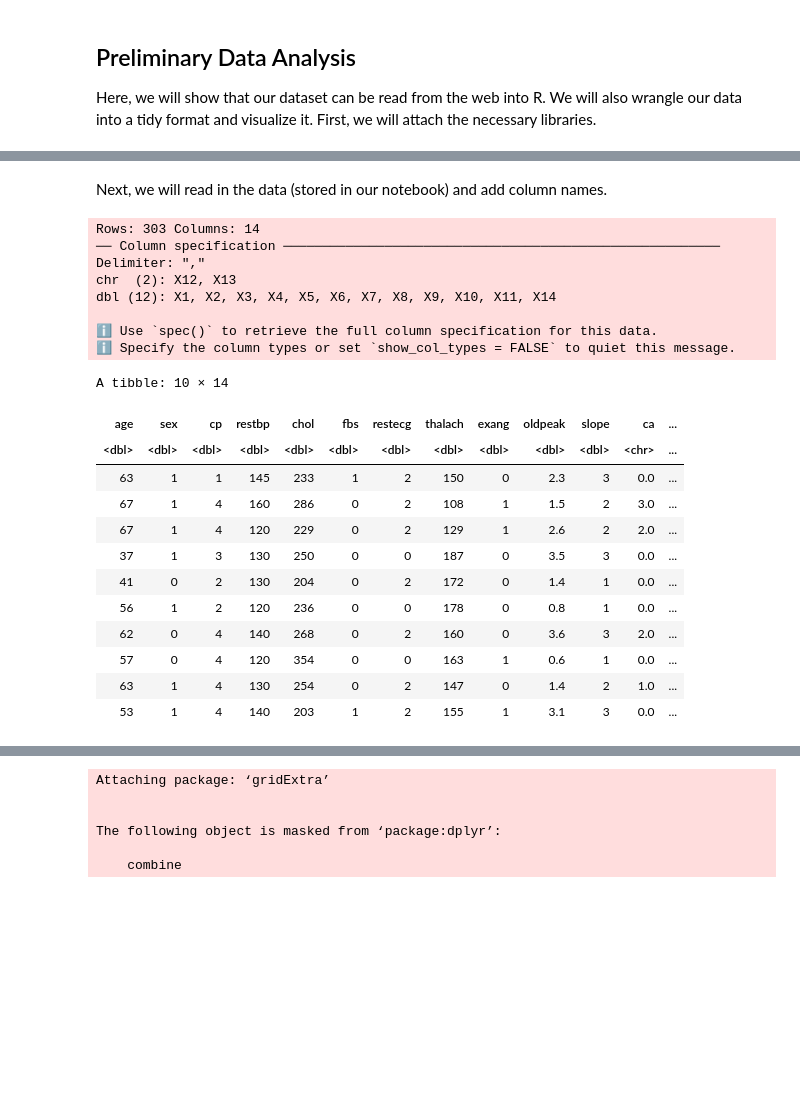
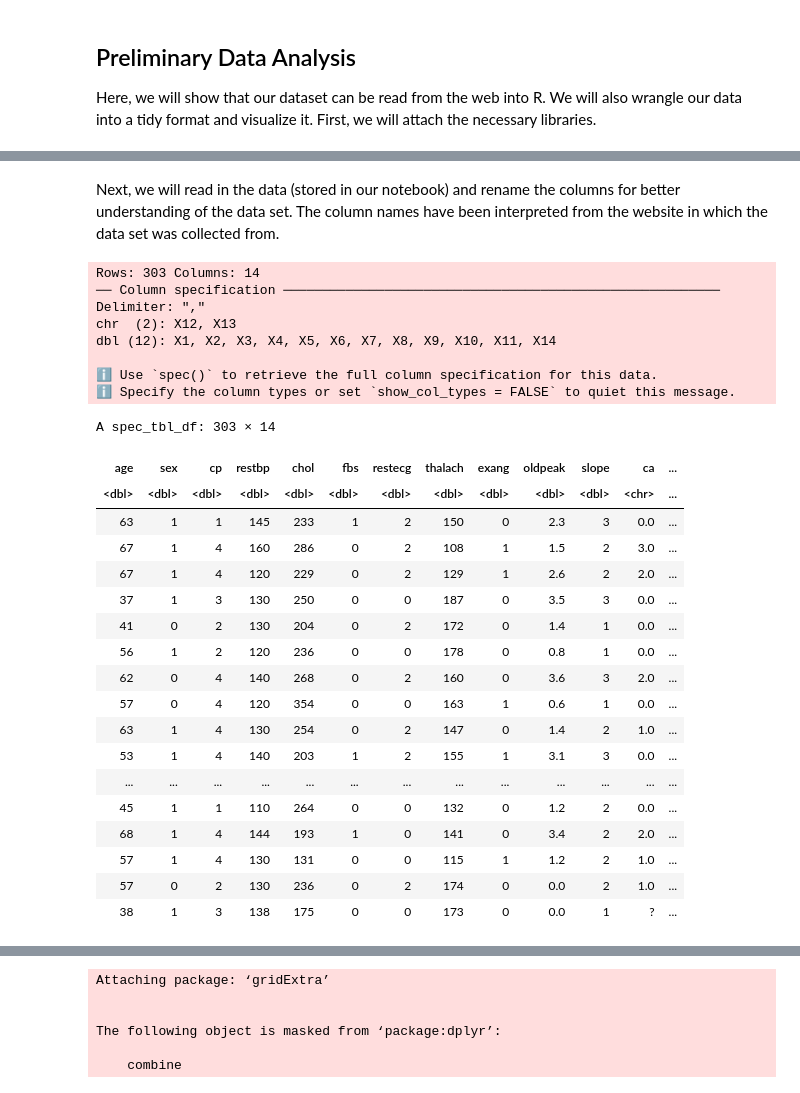
Before and after one commit to hebabm/group-31, a Jupyter notebook: proposal.ipynb, the cells around one changed output, grey strips where cells are left out. Saved outputs shown, nothing was run; the diff lists cells and outputs as text; code cells hidden in the pictures; blank space fills up the shorter version.

```diff
--- a/proposal.ipynb
+++ b/proposal.ipynb
@@ -47,5 +47,5 @@ library(tidymodels)
 # %% [markdown]
-Next, we will read in the data (stored in our notebook) and add column names.
+Next, we will read in the data (stored in our notebook) and rename the columns for better understanding of the data set. The column names have been interpreted from the website in which the data set was collected from.
 # %%
 #read data here
 data <- read_csv("processed.cleveland.data", col_names=FALSE)
@@ -60,34 +60,39 @@ heart_data <- data |>
             fbs = X6,
             restecg = X7,
             thalach = X8,
             exang = X9,
             oldpeak = X10,
             slope = X11,
             ca = X12,
             thal = X13,
-            num = X14) |>
-        head(n=10)
+            num = X14)
 heart_data
 # %% [output]
 Rows: 303 Columns: 14
 ── Column specification ────────────────────────────────────────────────────────
 Delimiter: ","
 chr  (2): X12, X13
 dbl (12): X1, X2, X3, X4, X5, X6, X7, X8, X9, X10, X11, X14
 
 ℹ Use `spec()` to retrieve the full column specification for this data.
 ℹ Specify the column types or set `show_col_types = FALSE` to quiet this message.
-A tibble: 10 × 14
+A spec_tbl_df: 303 × 14
 | age | sex | cp | restbp | chol | fbs | restecg | thalach | exang | oldpeak | slope | ca | ... |
 | <dbl> | <dbl> | <dbl> | <dbl> | <dbl> | <dbl> | <dbl> | <dbl> | <dbl> | <dbl> | <dbl> | <chr> | ... |
 | 63 | 1 | 1 | 145 | 233 | 1 | 2 | 150 | 0 | 2.3 | 3 | 0.0 | ... |
 | 67 | 1 | 4 | 160 | 286 | 0 | 2 | 108 | 1 | 1.5 | 2 | 3.0 | ... |
 | 67 | 1 | 4 | 120 | 229 | 0 | 2 | 129 | 1 | 2.6 | 2 | 2.0 | ... |
 | 37 | 1 | 3 | 130 | 250 | 0 | 0 | 187 | 0 | 3.5 | 3 | 0.0 | ... |
 | 41 | 0 | 2 | 130 | 204 | 0 | 2 | 172 | 0 | 1.4 | 1 | 0.0 | ... |
 | 56 | 1 | 2 | 120 | 236 | 0 | 0 | 178 | 0 | 0.8 | 1 | 0.0 | ... |
 | 62 | 0 | 4 | 140 | 268 | 0 | 2 | 160 | 0 | 3.6 | 3 | 2.0 | ... |
 | 57 | 0 | 4 | 120 | 354 | 0 | 0 | 163 | 1 | 0.6 | 1 | 0.0 | ... |
 | 63 | 1 | 4 | 130 | 254 | 0 | 2 | 147 | 0 | 1.4 | 2 | 1.0 | ... |
 | 53 | 1 | 4 | 140 | 203 | 1 | 2 | 155 | 1 | 3.1 | 3 | 0.0 | ... |
+| ... | ... | ... | ... | ... | ... | ... | ... | ... | ... | ... | ... | ... |
+| 45 | 1 | 1 | 110 | 264 | 0 | 0 | 132 | 0 | 1.2 | 2 | 0.0 | ... |
+| 68 | 1 | 4 | 144 | 193 | 1 | 0 | 141 | 0 | 3.4 | 2 | 2.0 | ... |
+| 57 | 1 | 4 | 130 | 131 | 0 | 0 | 115 | 1 | 1.2 | 2 | 1.0 | ... |
+| 57 | 0 | 2 | 130 | 236 | 0 | 2 | 174 | 0 | 0.0 | 2 | 1.0 | ... |
+| 38 | 1 | 3 | 138 | 175 | 0 | 0 | 173 | 0 | 0.0 | 1 | ? | ... |
 # %% [markdown]
```
Also changed, not shown: parts of 10 cells of this notebook.
